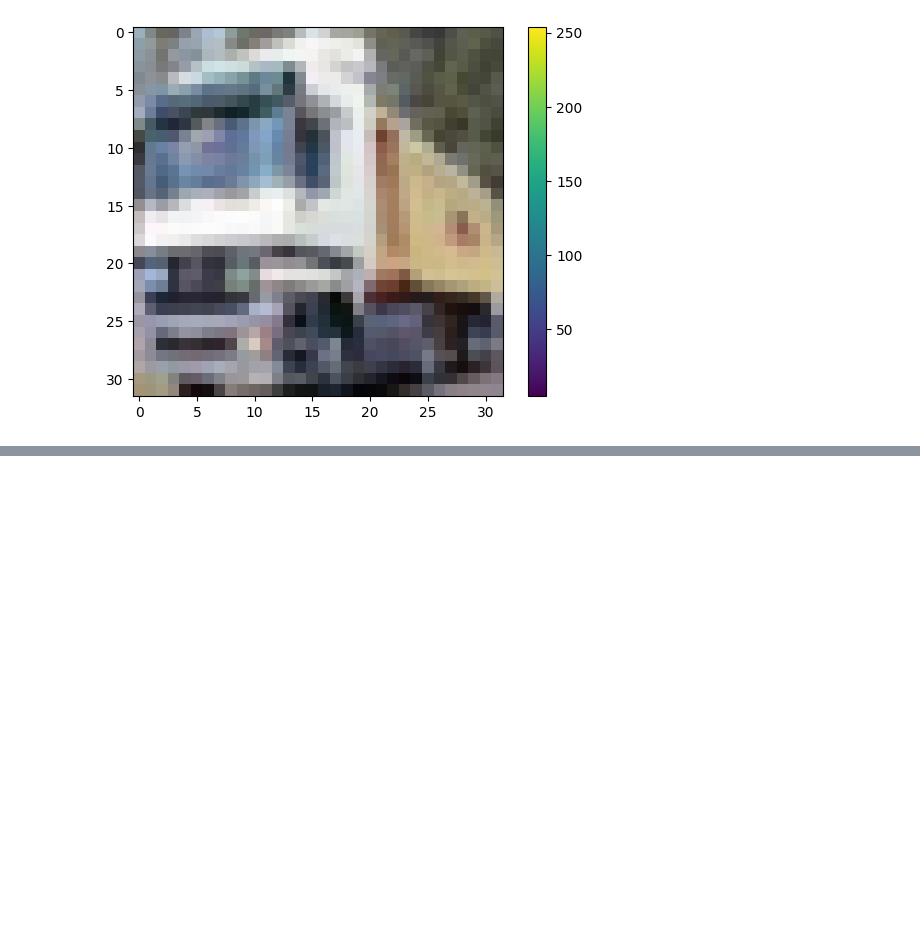
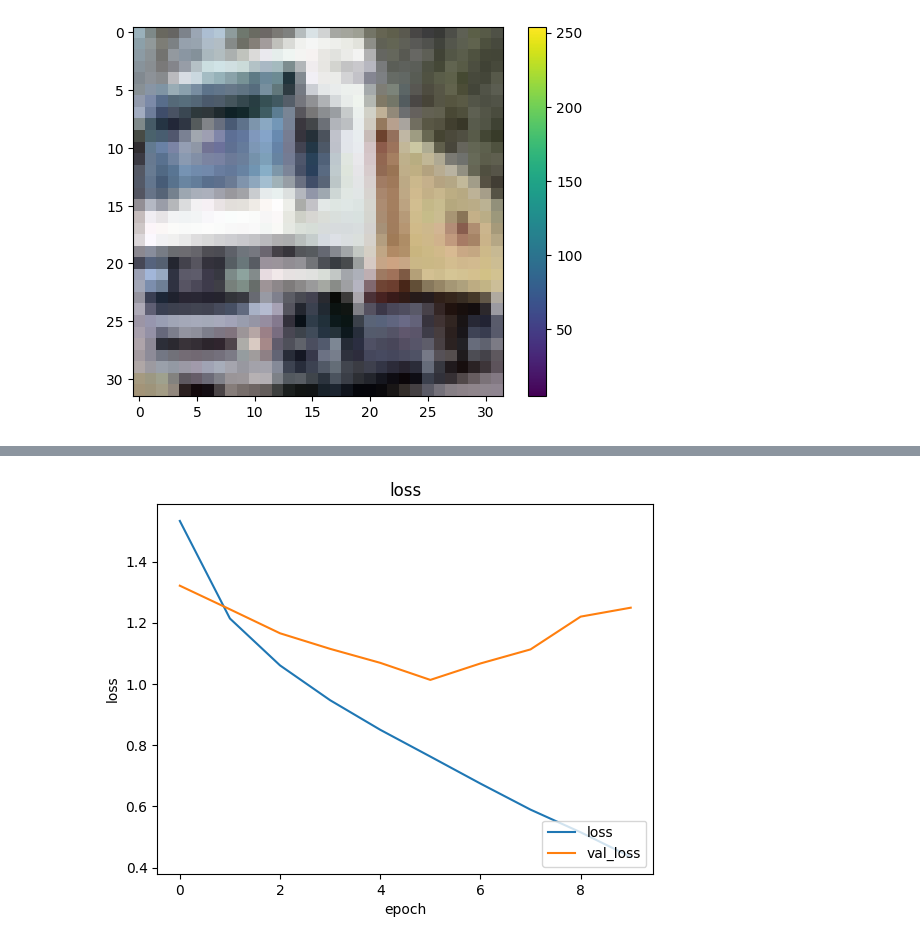
Before and after one commit to Hydrolium/Understanding-Deep-Learning, a Jupyter notebook: 11. CIFAR-10.ipynb, the cells around one changed output, grey strips where cells are left out. Cells and saved outputs as stored; diff of their text form; code cells hidden in the pictures; blank space fills up the shorter version.

Commit message:
y_test -> X_test

```diff
--- a/11. CIFAR-10.ipynb
+++ b/11. CIFAR-10.ipynb
@@ -22,7 +22,7 @@ plt.colorbar()
 [figure]
 # %%
 X_train =  X_train/255.0
-y_test = X_test/255.0
+X_test = X_test/255.0
 
 model = Sequential()
 model.add(Conv2D(64, activation='relu', kernel_size=(3,3)))
@@ -43,3 +43,4 @@ plt.ylabel('loss')
 plt.xlabel('epoch')
 plt.legend(['loss', 'val_loss'], loc='lower right')
 plt.show()
+# %% [output]
@@ -45,0 +67 @@ plt.show()
+[figure, added]
```
Also changed, not shown: parts of 2 cells of this notebook.
